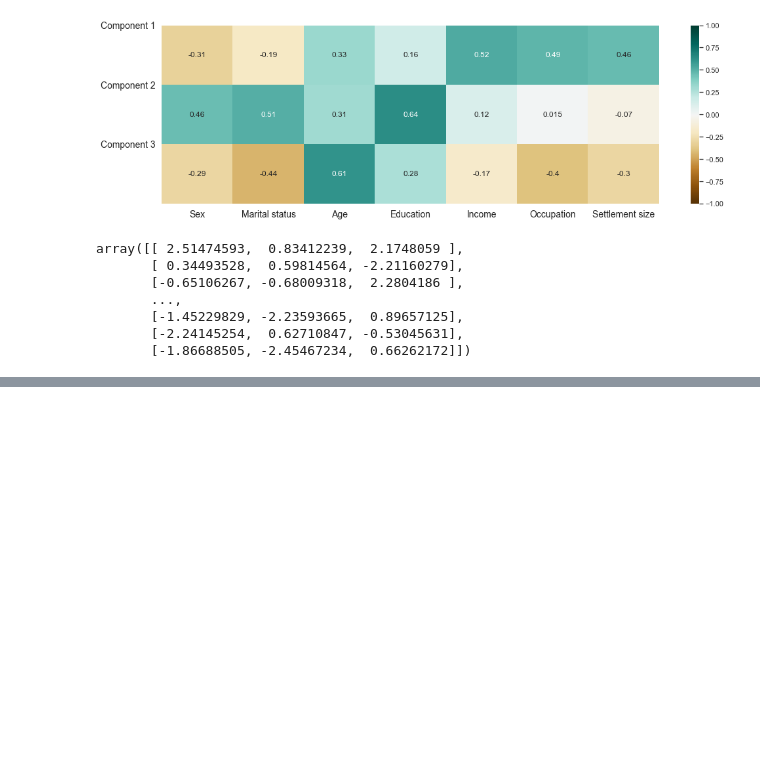
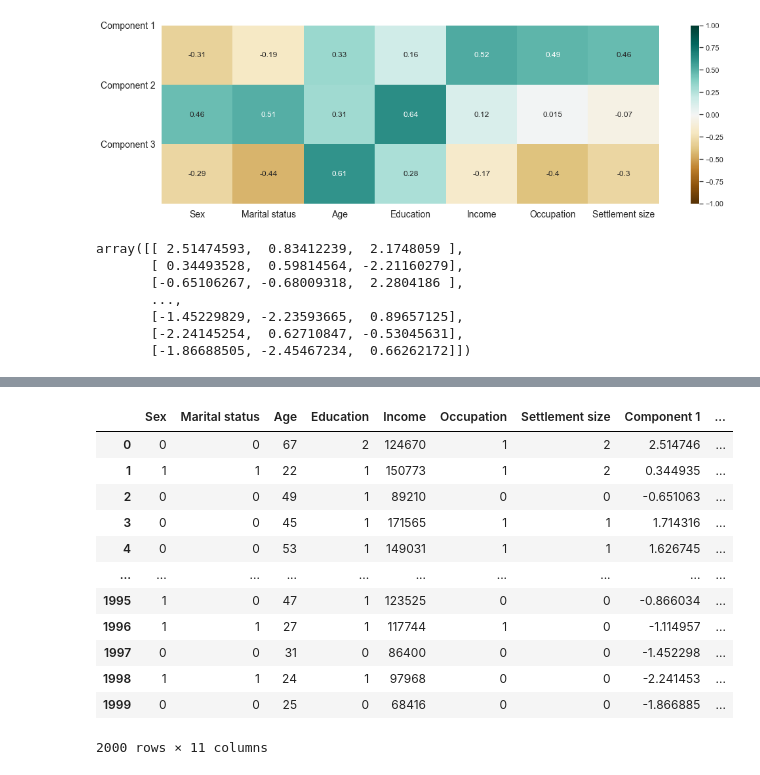
Before and after one commit to veranikaP/Customer_Analytics, a Jupyter notebook: customer_analytics.ipynb, the cells around one changed output, grey strips where cells are left out. Drawn from its saved outputs; the diff is of its cells as text; code cells hidden in the pictures; blank space fills up the shorter version.

```diff
--- a/customer_analytics.ipynb
+++ b/customer_analytics.ipynb
@@ -273,0 +305,16 @@ scores_pca = pca.transform(segmentation_std)
+# %%
+df_segm_pca_kmeans
+# %% [output]
+|  | Sex | Marital status | Age | Education | Income | Occupation | Settlement size | Component 1 | ... |
+| 0 | 0 | 0 | 67 | 2 | 124670 | 1 | 2 | 2.514746 | ... |
+| 1 | 1 | 1 | 22 | 1 | 150773 | 1 | 2 | 0.344935 | ... |
+| 2 | 0 | 0 | 49 | 1 | 89210 | 0 | 0 | -0.651063 | ... |
+| 3 | 0 | 0 | 45 | 1 | 171565 | 1 | 1 | 1.714316 | ... |
+| 4 | 0 | 0 | 53 | 1 | 149031 | 1 | 1 | 1.626745 | ... |
+| ... | ... | ... | ... | ... | ... | ... | ... | ... | ... |
+| 1995 | 1 | 0 | 47 | 1 | 123525 | 0 | 0 | -0.866034 | ... |
+| 1996 | 1 | 1 | 27 | 1 | 117744 | 1 | 0 | -1.114957 | ... |
+| 1997 | 0 | 0 | 31 | 0 | 86400 | 0 | 0 | -1.452298 | ... |
+| 1998 | 1 | 1 | 24 | 1 | 97968 | 0 | 0 | -2.241453 | ... |
+| 1999 | 0 | 0 | 25 | 0 | 68416 | 0 | 0 | -1.866885 | ... |
+2000 rows × 11 columns
```
Also changed, not shown: parts of 12 cells of this notebook.
